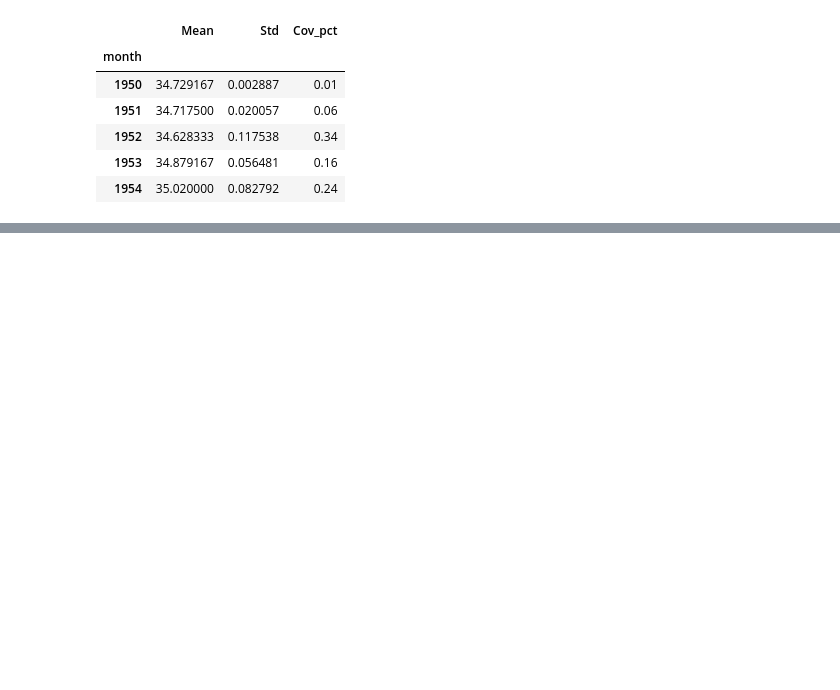
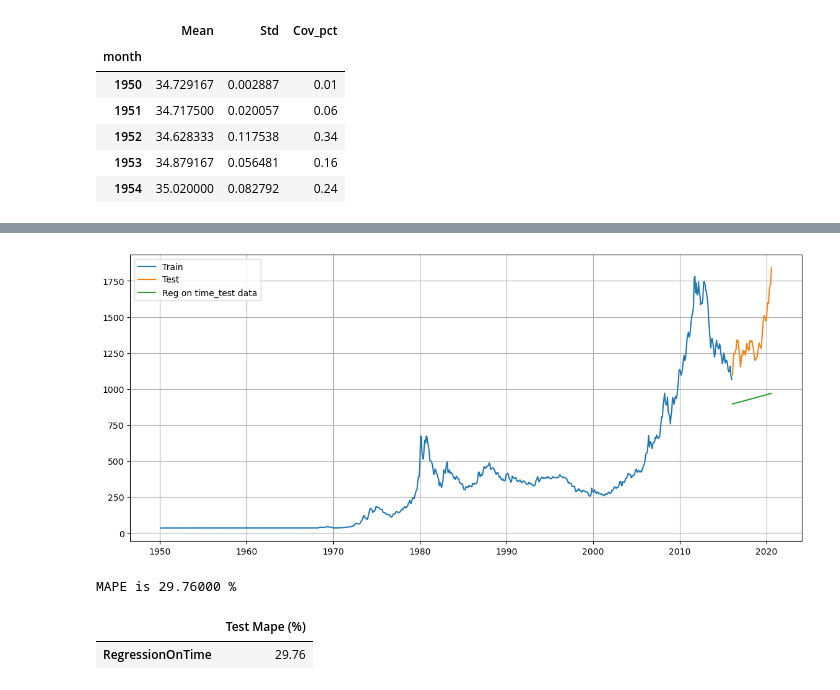
Before and after one commit to ss5613/Sales_Forecasting, a Jupyter notebook: Sales_Forecasting.ipynb, the cells around one changed output, grey strips where cells are left out. Cells and saved outputs as stored; diff of their text form; code cells hidden in the pictures; blank space fills up the shorter version.

```diff
--- a/Sales_Forecasting.ipynb
+++ b/Sales_Forecasting.ipynb
@@ -150,0 +192,12 @@ plt.title
+# %%
+test_predictions_model1= lr.predict(LR_test[["time"]])
+LR_test['forecast'] = test_predictions_model1
+
+plt.figure(figsize = (14,6))
+plt.plot(train['Price'], label = 'Train')
+plt.plot(test['Price'],label = 'Test')
+plt.plot(LR_test['forecast'], label = 'Reg on time_test data')
+plt.legend(loc = 'best')
+plt.grid()
+# %% [output]
+[figure, added]
@@ -150,0 +207,11 @@ plt.title
+# %%
+mape_model1_test = mape(test['Price'].values,test_predictions_model1)
+print("MAPE is %3.5f"%(mape_model1_test),"%")
+# %% [output]
+MAPE is 29.76000 %
+# %%
+results = pd.DataFrame({'Test Mape (%)' : [mape_model1_test]}, index = ["RegressionOnTime"])
+results
+# %% [output]
+|  | Test Mape (%) |
+| RegressionOnTime | 29.76 |
```
Also changed, not shown: parts of 20 cells of this notebook.
